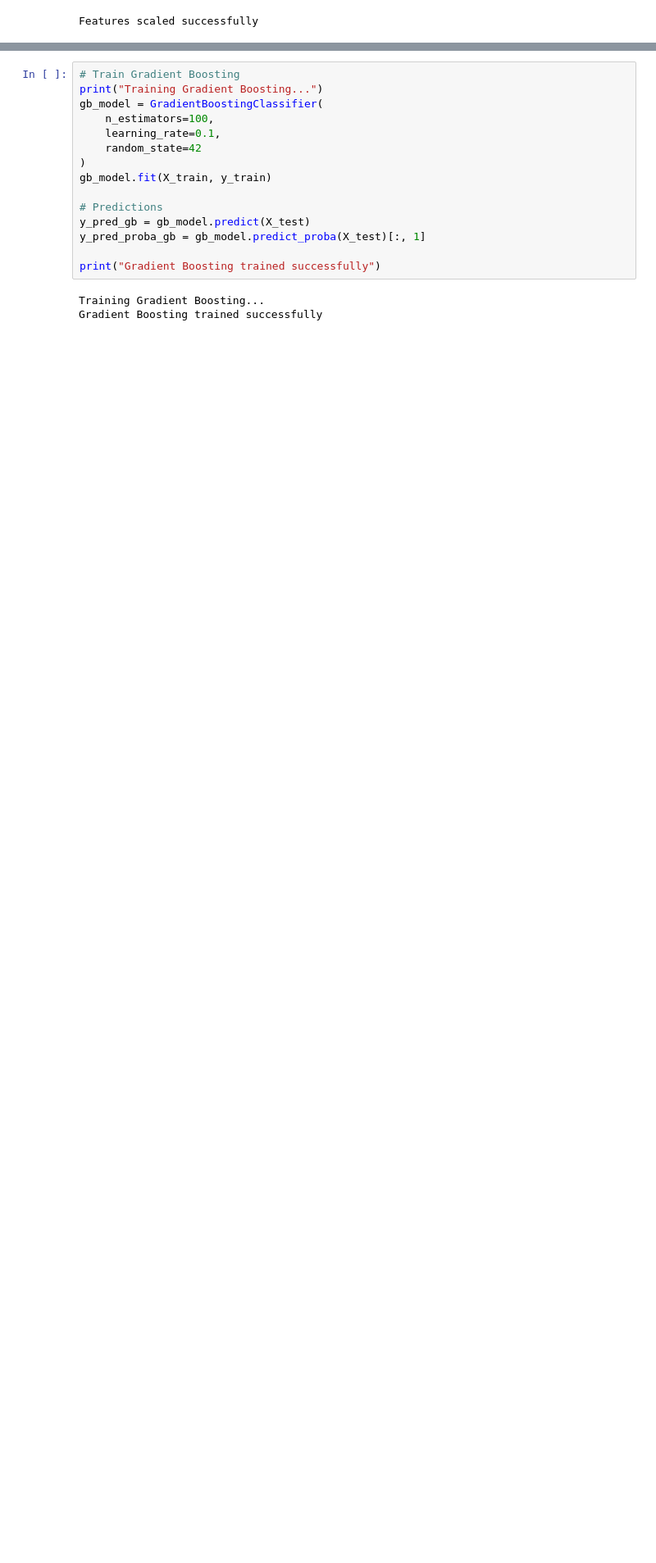
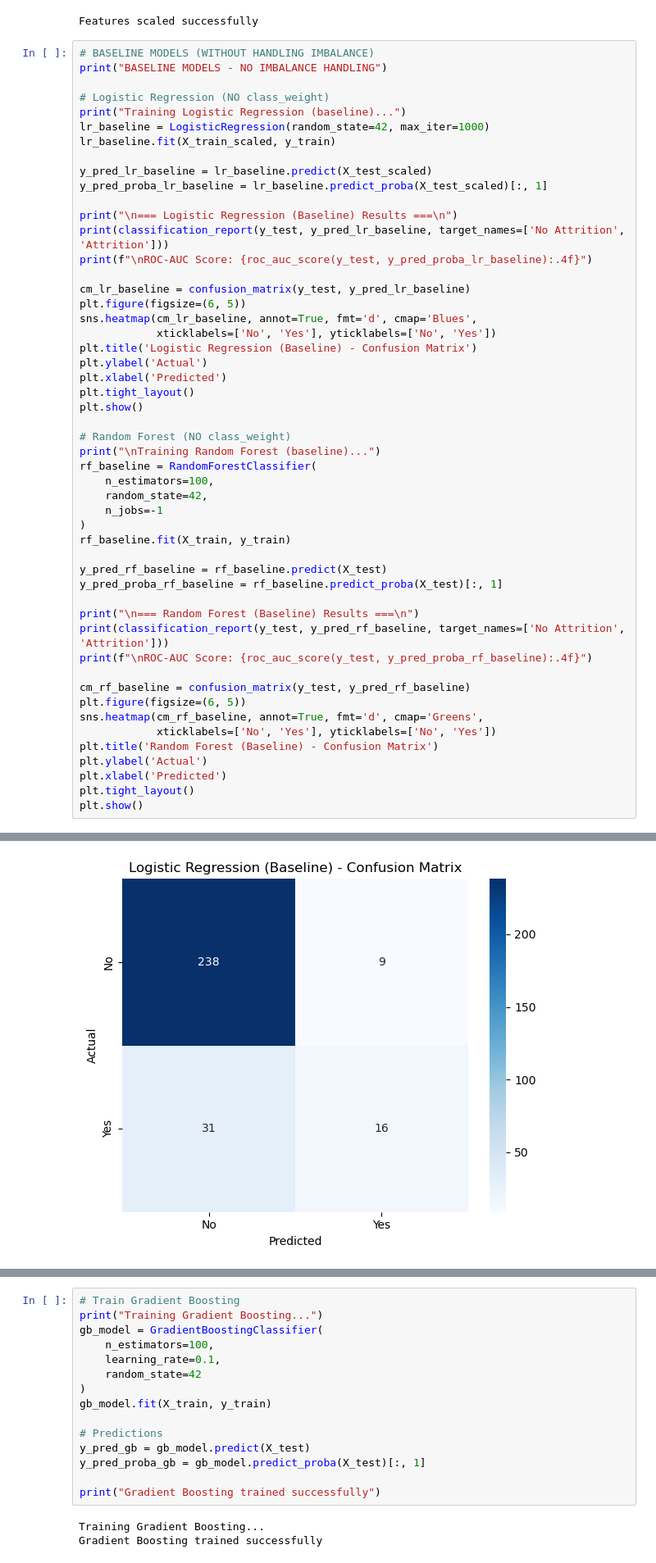
Before and after one commit to mwpersson/mini-project-2, a Jupyter notebook: notebooks/02_modeling.ipynb, the cells around one changed output, grey strips where cells are left out. Shown at 82% size. Drawn from its saved outputs; the diff is of its cells as text; blank space fills up the shorter version.

```diff
--- a/notebooks/02_modeling.ipynb
+++ b/notebooks/02_modeling.ipynb
@@ -126,3 +124,55 @@ X_test_scaled[numerical_cols] = scaler.transform(X_test[numerical_cols])
 print("Features scaled successfully")
 # %% [output]
 Features scaled successfully
+# %%
+# BASELINE MODELS (WITHOUT HANDLING IMBALANCE)
+print("BASELINE MODELS - NO IMBALANCE HANDLING")
+
+# Logistic Regression (NO class_weight)
+print("Training Logistic Regression (baseline)...")
+lr_baseline = LogisticRegression(random_state=42, max_iter=1000)
+lr_baseline.fit(X_train_scaled, y_train)
+
+y_pred_lr_baseline = lr_baseline.predict(X_test_scaled)
+y_pred_proba_lr_baseline = lr_baseline.predict_proba(X_test_scaled)[:, 1]
+
+print("\n=== Logistic Regression (Baseline) Results ===\n")
+print(classification_report(y_test, y_pred_lr_baseline, target_names=['No Attrition', 'Attrition']))
+print(f"\nROC-AUC Score: {roc_auc_score(y_test, y_pred_proba_lr_baseline):.4f}")
+
+cm_lr_baseline = confusion_matrix(y_test, y_pred_lr_baseline)
+plt.figure(figsize=(6, 5))
+sns.heatmap(cm_lr_baseline, annot=True, fmt='d', cmap='Blues',
+            xticklabels=['No', 'Yes'], yticklabels=['No', 'Yes'])
+plt.title('Logistic Regression (Baseline) - Confusion Matrix')
+plt.ylabel('Actual')
+plt.xlabel('Predicted')
+plt.tight_layout()
+plt.show()
+
+# Random Forest (NO class_weight)
+print("\nTraining Random Forest (baseline)...")
+rf_baseline = RandomForestClassifier(
+    n_estimators=100,
+    random_state=42,
+    n_jobs=-1
+)
+rf_baseline.fit(X_train, y_train)
+
+y_pred_rf_baseline = rf_baseline.predict(X_test)
+y_pred_proba_rf_baseline = rf_baseline.predict_proba(X_test)[:, 1]
+
+print("\n=== Random Forest (Baseline) Results ===\n")
+print(classification_report(y_test, y_pred_rf_baseline, target_names=['No Attrition', 'Attrition']))
+print(f"\nROC-AUC Score: {roc_auc_score(y_test, y_pred_proba_rf_baseline):.4f}")
+
+cm_rf_baseline = confusion_matrix(y_test, y_pred_rf_baseline)
+plt.figure(figsize=(6, 5))
+sns.heatmap(cm_rf_baseline, annot=True, fmt='d', cmap='Greens',
+            xticklabels=['No', 'Yes'], yticklabels=['No', 'Yes'])
+plt.title('Random Forest (Baseline) - Confusion Matrix')
+plt.ylabel('Actual')
+plt.xlabel('Predicted')
+plt.tight_layout()
+plt.show()
+# %% [output]
@@ -128,0 +195 @@ Features scaled successfully
+[figure, added]
```
Also changed, not shown: parts of 13 cells of this notebook, 1 other file.
